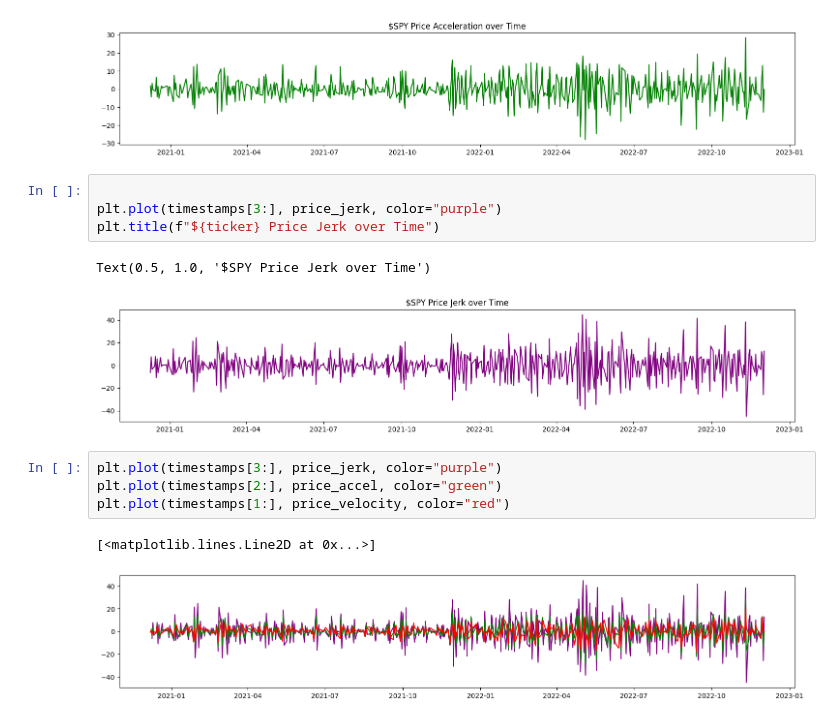
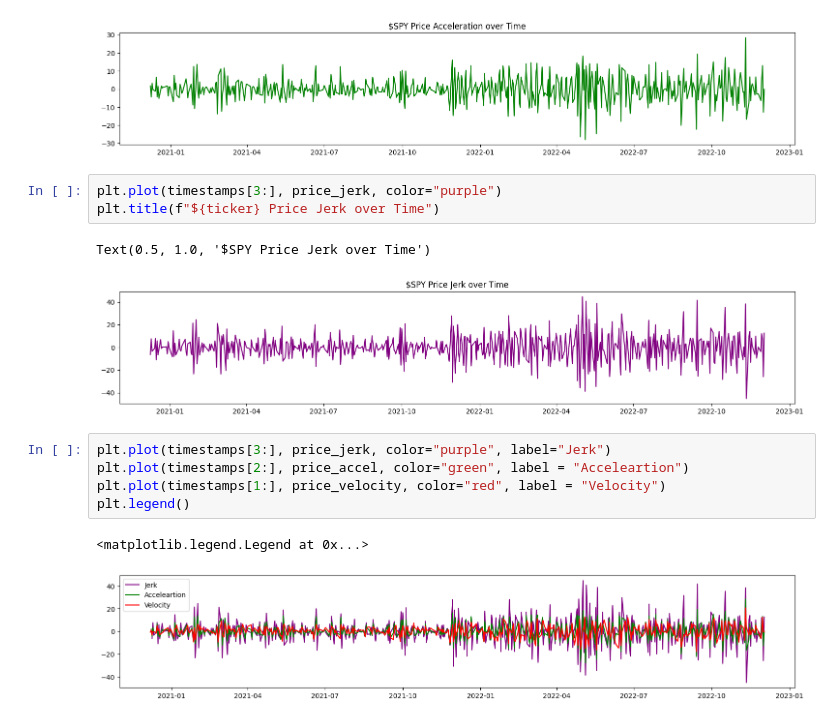
Before and after one commit to patrick-may/Differential-Equations-Stock-Modeler, a Jupyter notebook: jerkPredictorNB.ipynb, the cells around one changed output. Saved outputs shown, nothing was run; the diff lists cells and outputs as text.

```diff
--- a/jerkPredictorNB.ipynb
+++ b/jerkPredictorNB.ipynb
@@ -41,16 +41,16 @@ plt.title(f"${ticker} Price Acceleration over Time")
 Text(0.5, 1.0, '$SPY Price Acceleration over Time')
 [figure]
 # %%
-
 plt.plot(timestamps[3:], price_jerk, color="purple")
 plt.title(f"${ticker} Price Jerk over Time")
 # %% [output]
 Text(0.5, 1.0, '$SPY Price Jerk over Time')
 [figure]
 # %%
-plt.plot(timestamps[3:], price_jerk, color="purple")
-plt.plot(timestamps[2:], price_accel, color="green")
-plt.plot(timestamps[1:], price_velocity, color="red")
+plt.plot(timestamps[3:], price_jerk, color="purple", label="Jerk")
+plt.plot(timestamps[2:], price_accel, color="green", label = "Acceleartion")
+plt.plot(timestamps[1:], price_velocity, color="red", label = "Velocity")
+plt.legend()
 # %% [output]
-[<matplotlib.lines.Line2D at 0x...>]
+<matplotlib.legend.Legend at 0x...>
-[figure, old version]
+[figure, new version]
```
Also changed, not shown: parts of 1 cell of this notebook.
